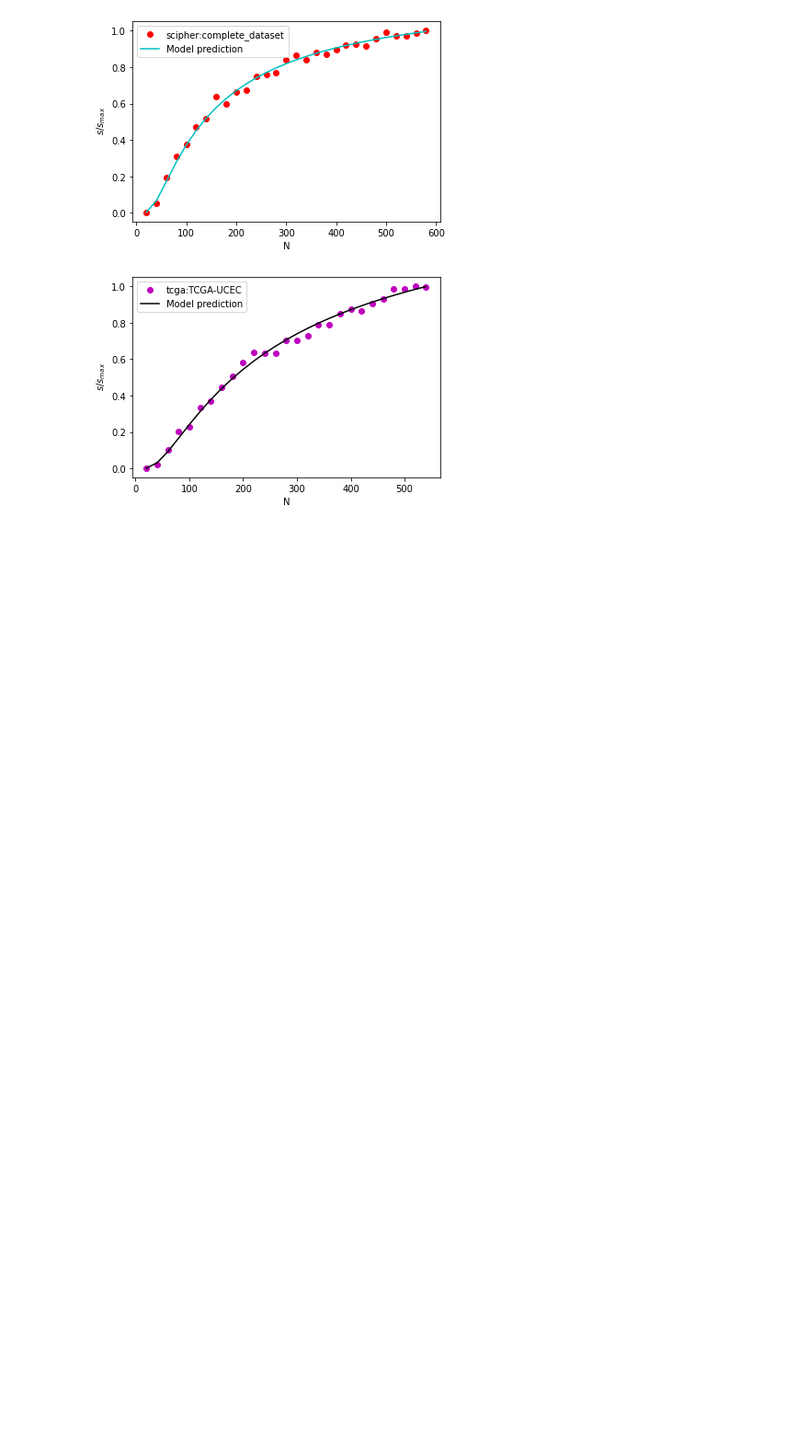
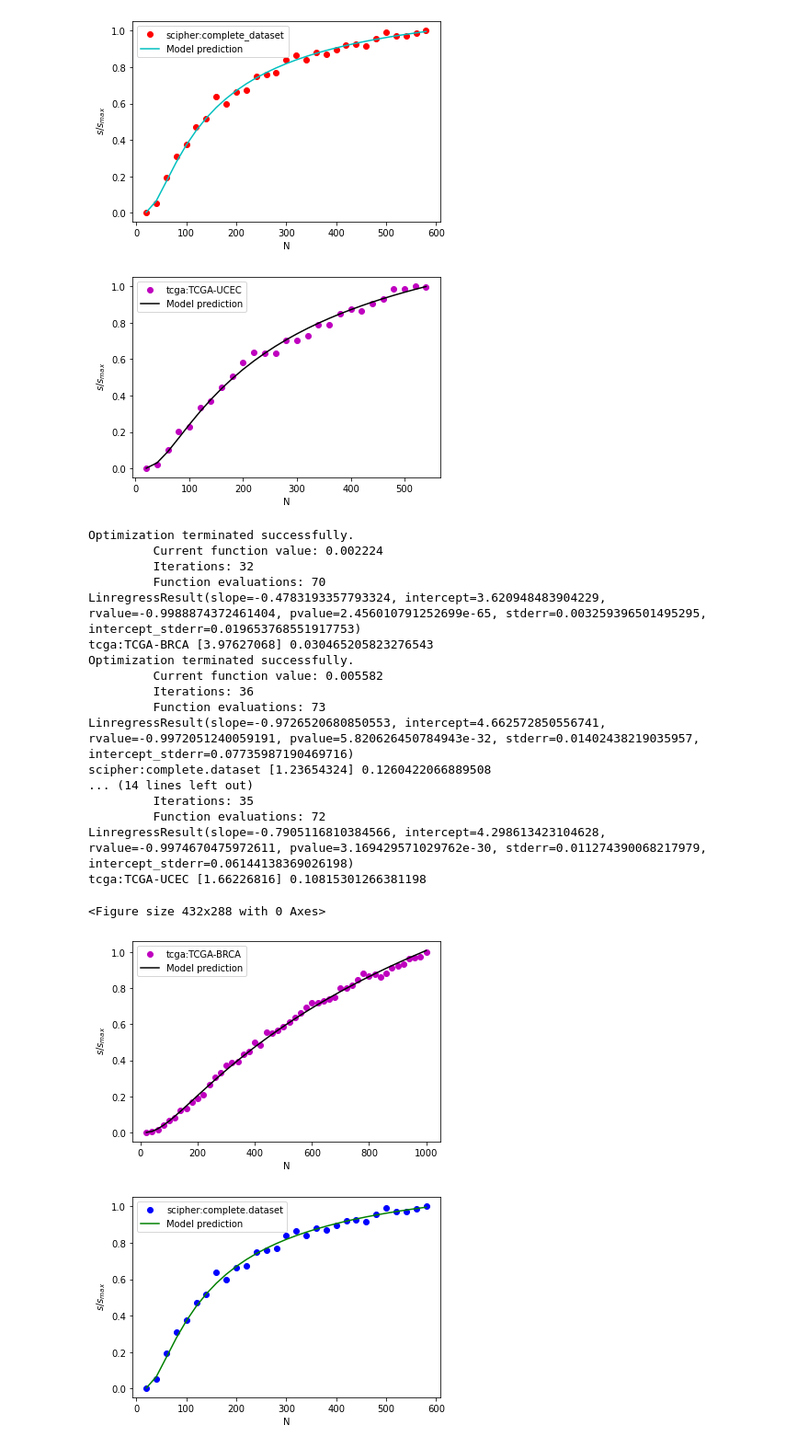
Before and after one commit to Barabasi-Lab/SampleSize, a Jupyter notebook: scripts/results_bingsheng.ipynb, the cells around one changed output. Shown at 92% size. Saved outputs shown, nothing was run; the diff lists cells and outputs as text; code cells hidden in the pictures; blank space fills up the shorter version.

Commit message:
Implementation of new exponential decay function based on finding s_max

```diff
--- a/scripts/results_bingsheng.ipynb
+++ b/scripts/results_bingsheng.ipynb
@@ -3,6 +3,7 @@
 # %% [markdown]
 Define necessary packages and data:
 # %%
+import os
 import numpy as np
 import pandas as pd
 from matplotlib import pyplot as plt
@@ -14,7 +15,8 @@ from itertools import cycle
 cycol = cycle('bgrcmk')
 
 # Read data
-df = pd.read_csv("SampleSizeShiny/data/pearson_pval_0.05_num_edges_vs_num_samples.txt", sep=",")
+#df = pd.read_csv("SampleSizeShiny/data/pearson_pval_0.05_num_edges_vs_num_samples.txt", sep=",")
+df = pd.read_csv("../data/out/tables/pearson_pval_0.05_num_edges_vs_num_samples.txt", sep=",")
 # %% [markdown]
 Define function to calculate power law exponential decay:
 # %%
@@ -189,3 +191,61 @@ tcga:TCGA-UCEC 0.10815301266381198
 [figure]
 [figure]
 [figure]
+# %%
+dataset=set(df.dataset)
+sample_number=set(df.rep)
+plt.figure()
+
+for data in dataset:
+    n_samples_l=[]
+    sign_edges_l=[]
+    for sample in sample_number:
+        data_bool=df.dataset==data
+        sample_bool=df.rep==sample
+        current=df[data_bool&sample_bool]
+        sign_edges_l.append(current.num_edges)
+        n_samples_l.append(current['size'])
+
+    # Calculate mean of samples and mean of significant edges for each sample size
+    normx=np.mean(n_samples_l,axis=0)
+    normy=np.mean(sign_edges_l,axis=0)
+
+    plt.figure()
+    # Find smax and linear fit from smax
+    smax,res=find_s_max(normy/np.max(normy),normx)
+    # Get coefficients from linear fit of smax
+    a=res.slope
+    b=res.intercept
+    # Calculate values of y using the optimized smax (y is the same as s)
+    y=np.exp(np.log(smax)-np.exp(b+a*np.log(normx)))
+    # Calculate fraction y/smax
+    percent=y/smax
+    print(data, smax ,np.max(normy)*max(percent)/(20000)**2)# Predicting the fractions. Fraction = max value of s / total num of edges in complete graph
+    # Plot sample size vs normalized s
+    plt.plot(normx,normy/np.max(normy),'o',label=data,c=next(cycol))
+    # Plot sample size vs prediction of s
+    plt.plot(normx,y,'-',c=next(cycol),label='Model prediction')
+    plt.legend()
+    plt.ylabel(r' $s/s_{max}$')
+    plt.xlabel('N')
+# %% [output]
+Optimization terminated successfully.
+         Current function value: 0.002224
+         Iterations: 32
+         Function evaluations: 70
+LinregressResult(slope=-0.4783193357793324, intercept=3.620948483904229, rvalue=-0.9988874372461404, pvalue=2.456010791252699e-65, stderr=0.003259396501495295, intercept_stderr=0.019653768551917753)
+tcga:TCGA-BRCA [3.97627068] 0.030465205823276543
+Optimization terminated successfully.
+         Current function value: 0.005582
+         Iterations: 36
+         Function evaluations: 73
+LinregressResult(slope=-0.9726520680850553, intercept=4.662572850556741, rvalue=-0.9972051240059191, pvalue=5.820626450784943e-32, stderr=0.01402438219035957, intercept_stderr=0.07735987190469716)
+scipher:complete.dataset [1.23654324] 0.1260422066889508
+... (14 lines left out)
+         Iterations: 35
+         Function evaluations: 72
+LinregressResult(slope=-0.7905116810384566, intercept=4.298613423104628, rvalue=-0.9974670475972611, pvalue=3.169429571029762e-30, stderr=0.011274390068217979, intercept_stderr=0.06144138369026198)
+tcga:TCGA-UCEC [1.66226816] 0.10815301266381198
+<Figure size 432x288 with 0 Axes>
+[figure, added]
+[figure, added]
```
Also changed, not shown: parts of 5 cells of this notebook, 2 other files.
